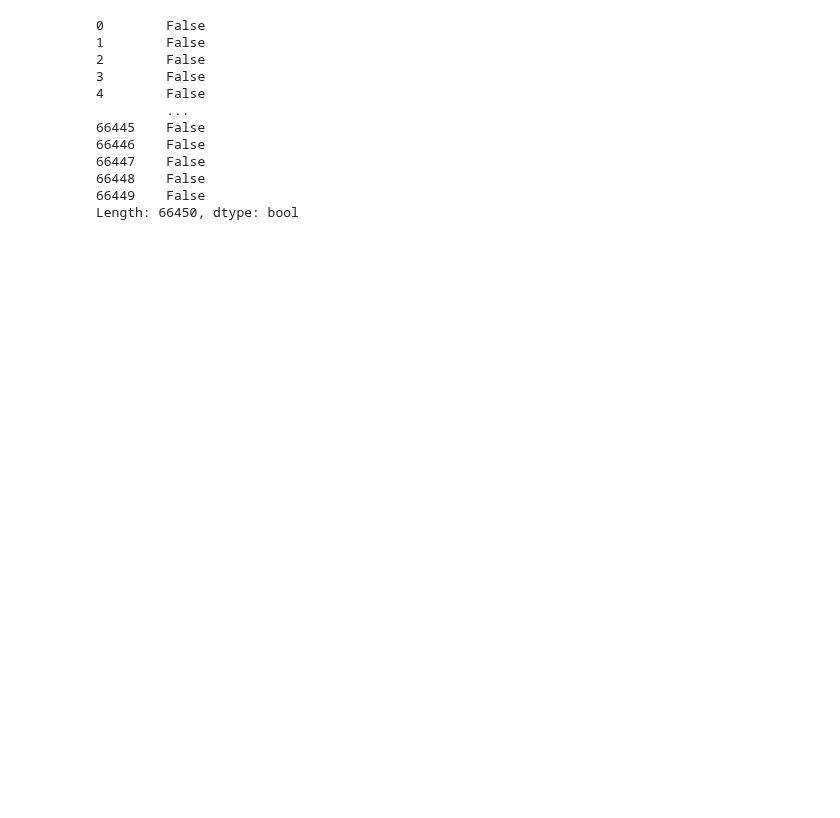
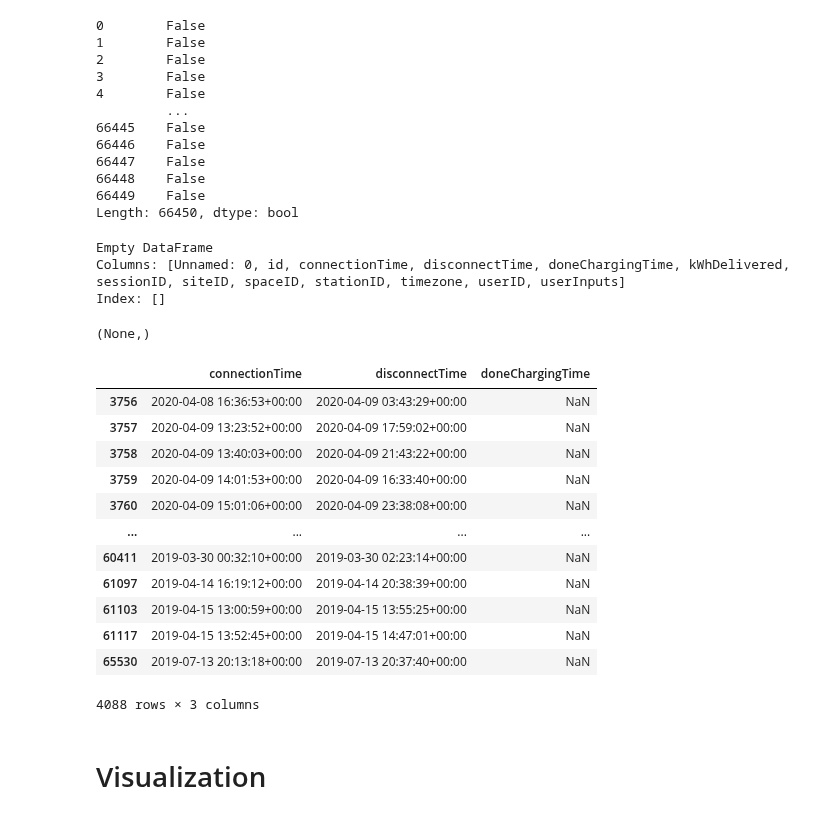
Before and after one commit to helloworldfromleo/AA, a Jupyter notebook: analysis.ipynb, the cells around one changed output. Cells and saved outputs as stored; diff of their text form; code cells hidden in the pictures; blank space fills up the shorter version.

```diff
--- a/analysis.ipynb
+++ b/analysis.ipynb
@@ -128,3 +133,44 @@ df.duplicated()
 66448    False
 66449    False
 Length: 66450, dtype: bool
+# %%
+# Find entries with negative kwhDelivered
+print(df[df['kWhDelivered'] < 0]),
+# %% [output]
+Empty DataFrame
+Columns: [Unnamed: 0, id, connectionTime, disconnectTime, doneChargingTime, kWhDelivered, sessionID, siteID, spaceID, stationID, timezone, userID, userInputs]
+Index: []
+(None,)
+# %%
+# Attempt to convert each datetime column, temporarily storing the results
+df['connectionTime_temp'] = pd.to_datetime(df['connectionTime'], errors='coerce')
+df['disconnectTime_temp'] = pd.to_datetime(df['disconnectTime'], errors='coerce')
+df['doneChargingTime_temp'] = pd.to_datetime(df['doneChargingTime'], errors='coerce')
+
+# Identify rows where any of the conversions failed (NaT indicates conversion failure)
+incompatible_datetime_entries = df[
+    df['connectionTime_temp'].isna() |
+    df['disconnectTime_temp'].isna() |
+    df['doneChargingTime_temp'].isna()
+]
+
+# Display the incompatible rows for inspection
+incompatible_datetime_entries[['connectionTime', 'disconnectTime', 'doneChargingTime']]
+
+# 4088 rows identified, same amount as missing values
+# %% [output]
+|  | connectionTime | disconnectTime | doneChargingTime |
+| 3756 | 2020-04-08 16:36:53+00:00 | 2020-04-09 03:43:29+00:00 | NaN |
+| 3757 | 2020-04-09 13:23:52+00:00 | 2020-04-09 17:59:02+00:00 | NaN |
+| 3758 | 2020-04-09 13:40:03+00:00 | 2020-04-09 21:43:22+00:00 | NaN |
+| 3759 | 2020-04-09 14:01:53+00:00 | 2020-04-09 16:33:40+00:00 | NaN |
+| 3760 | 2020-04-09 15:01:06+00:00 | 2020-04-09 23:38:08+00:00 | NaN |
+| ... | ... | ... | ... |
+| 60411 | 2019-03-30 00:32:10+00:00 | 2019-03-30 02:23:14+00:00 | NaN |
+| 61097 | 2019-04-14 16:19:12+00:00 | 2019-04-14 20:38:39+00:00 | NaN |
+| 61103 | 2019-04-15 13:00:59+00:00 | 2019-04-15 13:55:25+00:00 | NaN |
+| 61117 | 2019-04-15 13:52:45+00:00 | 2019-04-15 14:47:01+00:00 | NaN |
+| 65530 | 2019-07-13 20:13:18+00:00 | 2019-07-13 20:37:40+00:00 | NaN |
+4088 rows × 3 columns
+# %% [markdown]
+# Visualization
```
Also changed, not shown: parts of 13 cells of this notebook.
